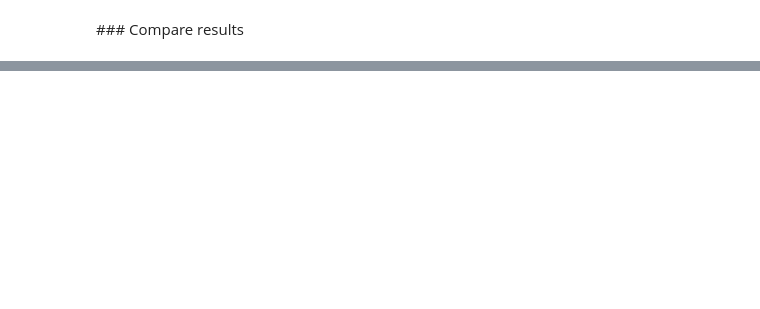
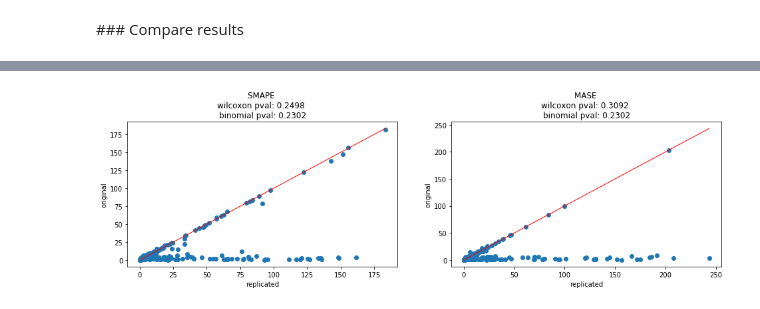
Before and after one commit to mloning/M4-methods, a Jupyter notebook: scripts/m4-replication.ipynb, the cells around one changed output, grey strips where cells are left out. Drawn from its saved outputs; the diff is of its cells as text; code cells hidden in the pictures; blank space fills up the shorter version.

```diff
--- a/scripts/m4-replication.ipynb
+++ b/scripts/m4-replication.ipynb
@@ -188,0 +275,19 @@ perc_diff
+# %%
+def compare_scores(x, y, title=None, xlabel=None, ylabel=None, ax=None):
+    """Helper function to compare scores visually and statistically
+    using the Wilcoxon signed rank test and binomial test
+    """
+
+    if ax is None:
+        fig, ax = plt.subplots(1)
+
+    p_wil = compute_wilcoxon(x, y)
+    p_bin = compute_binomial(x, y)
+
+    title = f"{title} \nwilcoxon pval: {np.round(p_wil, 4)} \nbinomial pval: {np.round(p_bin, 4)}"
+
+    max_ax = np.max([np.nanmax(x), np.nanmax(y)])
+    ax.scatter(x, y)
+    ax.plot([0, max_ax], [0, max_ax], 'red', linewidth=1)
+    ax.set(title=title, xlabel=xlabel, ylabel=ylabel)
+    return ax
@@ -188,0 +340,20 @@ perc_diff
+# %%
+strategy = 'Damped'
+dataset = 'Daily'
+# %%
+replicated_mases, replicated_smapes, original_mases, original_smapes = compute_scores(strategy, dataset)
+
+assert np.nanmean(replicated_mases).round(3) == replicated_mase_means.loc[strategy, dataset]
+assert np.nanmean(replicated_smapes).round(3) == replicated_smape_means.loc[strategy, dataset]
+assert np.nanmean(original_mases).round(3) == original_mase_means.loc[strategy, dataset]
+assert np.nanmean(original_smapes).round(3) == original_smape_means.loc[strategy, dataset]
+# %%
+fig, (ax0, ax1) = plt.subplots(ncols=2, figsize=plt.figaspect(.25))
+compare_scores(replicated_smapes, original_smapes,
+               xlabel='replicated', ylabel='original', title='SMAPE',
+               ax=ax0)
+compare_scores(replicated_mases, original_mases,
+               xlabel='replicated', ylabel='original', title='MASE',
+               ax=ax1);
+# %% [output]
+[figure, added]
```
Also changed, not shown: parts of 58 cells of this notebook, 2 other files.
